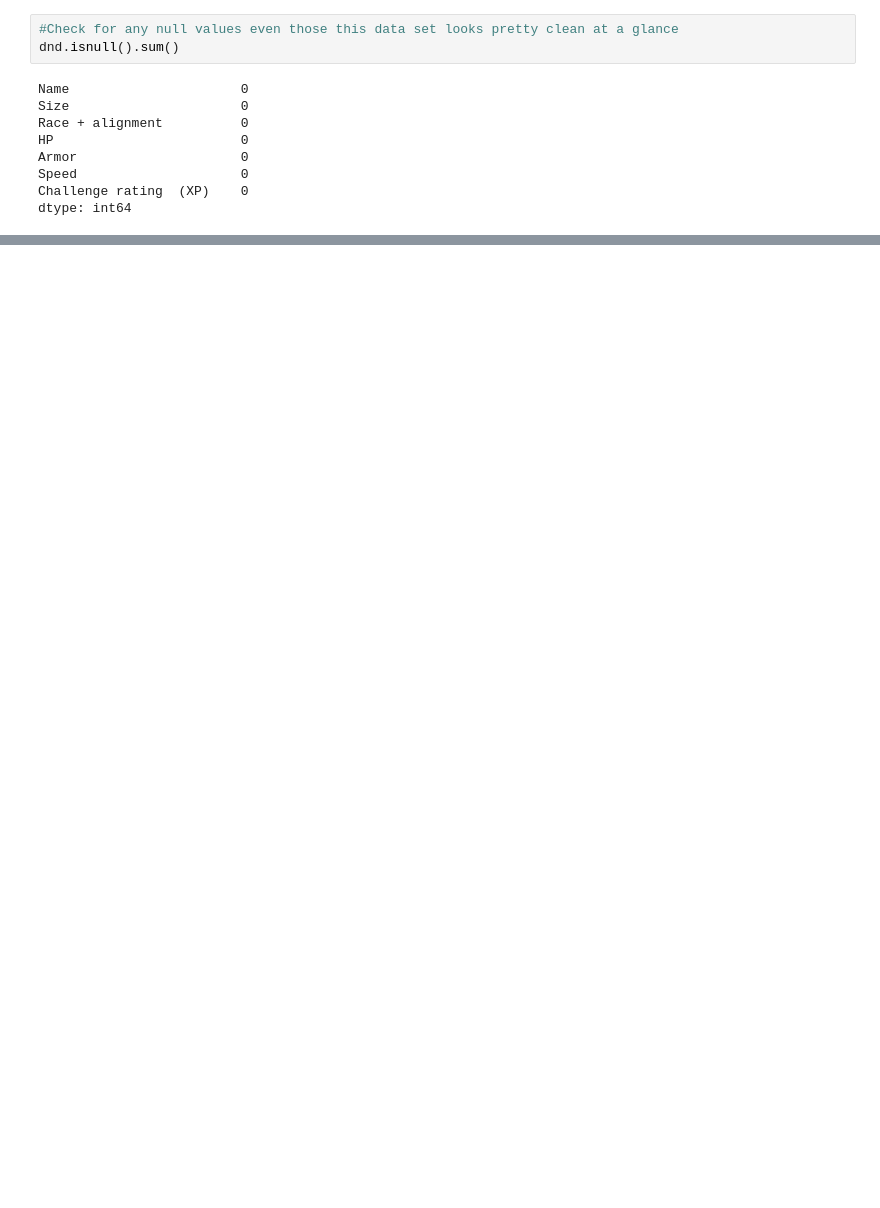
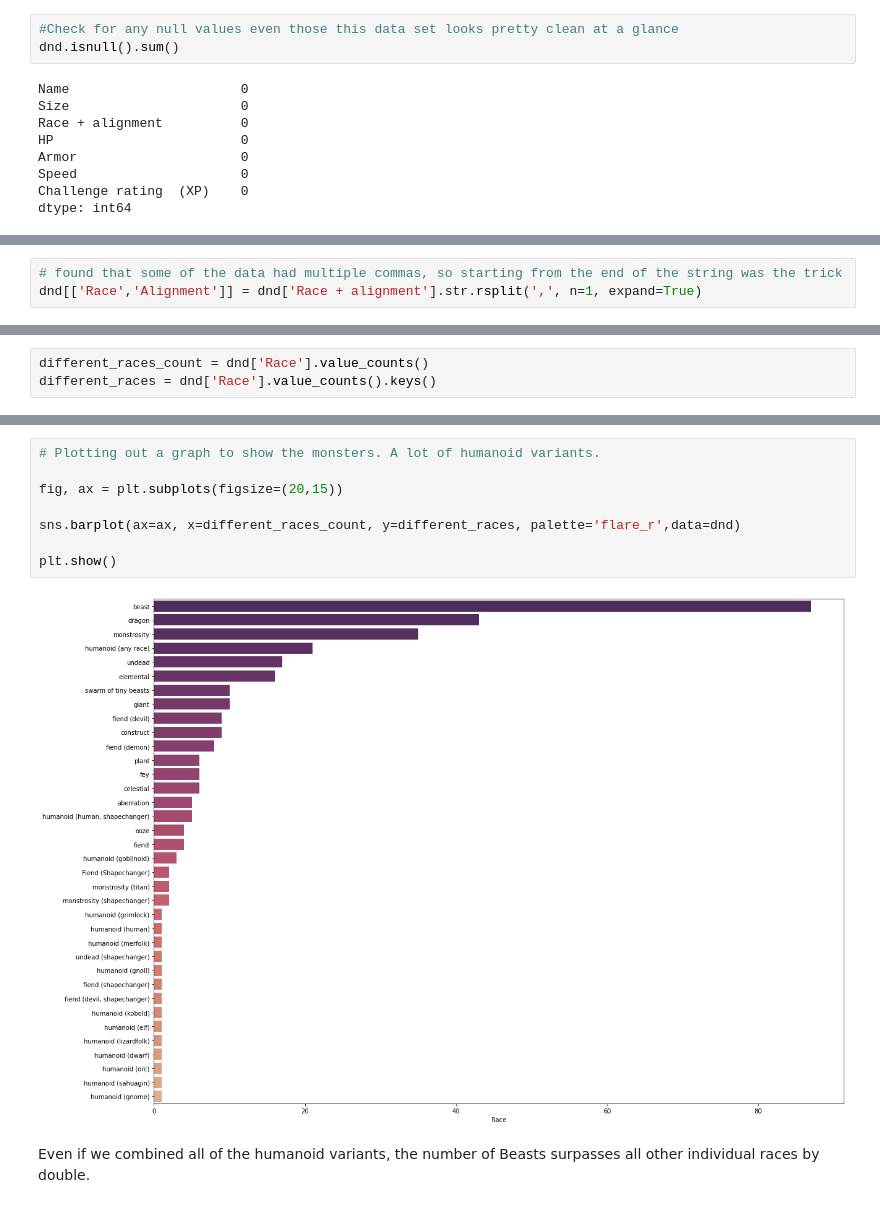
Before and after one commit to dmm4613/dnd-eda, a Jupyter notebook: dnd-eda.ipynb, the cells around one changed output, grey strips where cells are left out. Drawn from its saved outputs; the diff is of its cells as text; blank space fills up the shorter version.

Commit message:
worked on plotting monster race for answering the first question

```diff
--- a/dnd-eda.ipynb
+++ b/dnd-eda.ipynb
@@ -58,0 +63,3 @@ dtype: int64
+# %%
+# found that some of the data had multiple commas, so starting from the end of the string was the trick
+dnd[['Race','Alignment']] = dnd['Race + alignment'].str.rsplit(',', n=1, expand=True)
@@ -58,0 +82,3 @@ dtype: int64
+# %%
+different_races_count = dnd['Race'].value_counts()
+different_races = dnd['Race'].value_counts().keys()
@@ -58,0 +120,12 @@ dtype: int64
+# %%
+# Plotting out a graph to show the monsters. A lot of humanoid variants.
+
+fig, ax = plt.subplots(figsize=(20,15))
+
+sns.barplot(ax=ax, x=different_races_count, y=different_races, palette='flare_r',data=dnd)
+
+plt.show()
+# %% [output]
+[figure, added]
+# %% [markdown]
+Even if we combined all of the humanoid variants, the number of Beasts surpasses all other individual races by double.
```
Also changed, not shown: parts of 4 cells of this notebook, 2 other files.
